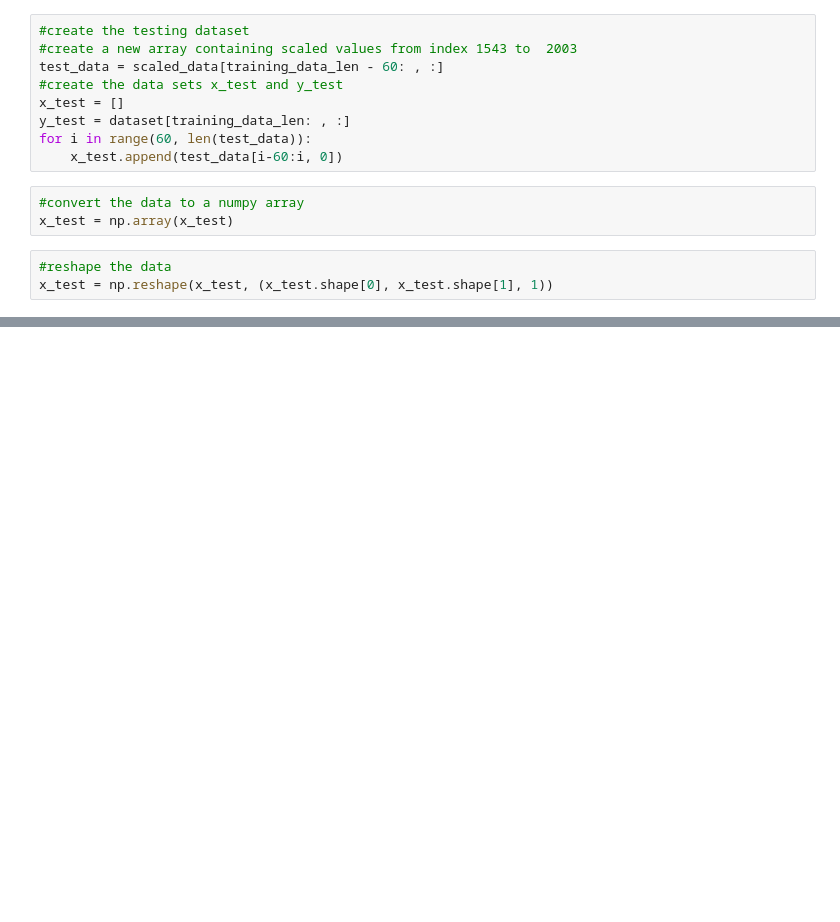
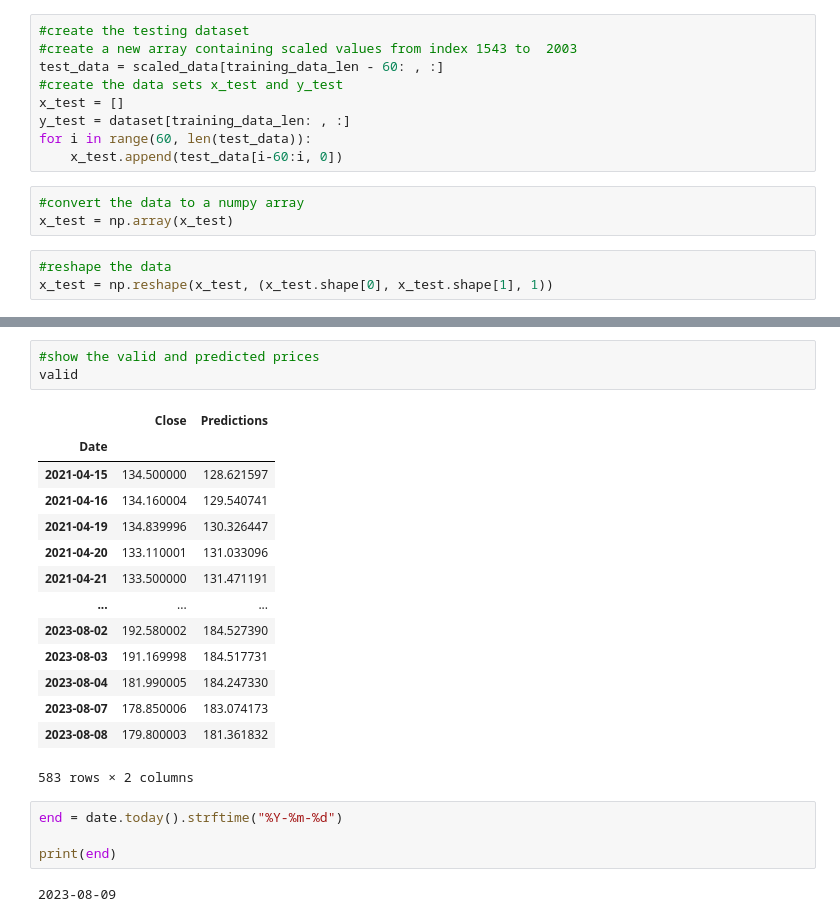
Before and after one commit to kai-ion/Stock-Prediction-WebApp, a Jupyter notebook: LSTM-model-2.ipynb, the cells around one changed output, grey strips where cells are left out. Drawn from its saved outputs; the diff is of its cells as text; blank space fills up the shorter version.

```diff
--- a/LSTM-model-2.ipynb
+++ b/LSTM-model-2.ipynb
@@ -188,0 +189,24 @@ See the caveats in the documentation: https://pandas.pydata.org/pandas-docs/stab
+# %%
+#show the valid and predicted prices
+valid
+# %% [output]
+|  | Close | Predictions |
+| Date |  |  |
+| 2021-04-15 | 134.500000 | 128.621597 |
+| 2021-04-16 | 134.160004 | 129.540741 |
+| 2021-04-19 | 134.839996 | 130.326447 |
+| 2021-04-20 | 133.110001 | 131.033096 |
+| 2021-04-21 | 133.500000 | 131.471191 |
+| ... | ... | ... |
+| 2023-08-02 | 192.580002 | 184.527390 |
+| 2023-08-03 | 191.169998 | 184.517731 |
+| 2023-08-04 | 181.990005 | 184.247330 |
+| 2023-08-07 | 178.850006 | 183.074173 |
+| 2023-08-08 | 179.800003 | 181.361832 |
+583 rows × 2 columns
+# %%
+end = date.today().strftime("%Y-%m-%d")
+
+print(end)
+# %% [output]
+2023-08-09
```
Also changed, not shown: parts of 13 cells of this notebook.
